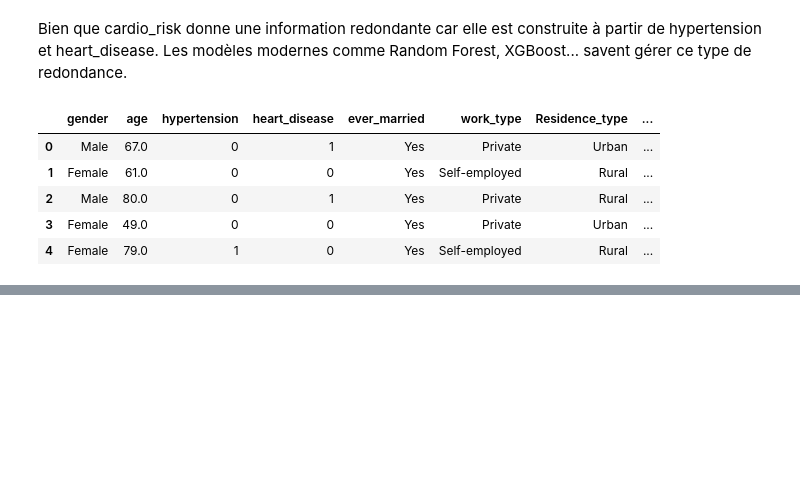
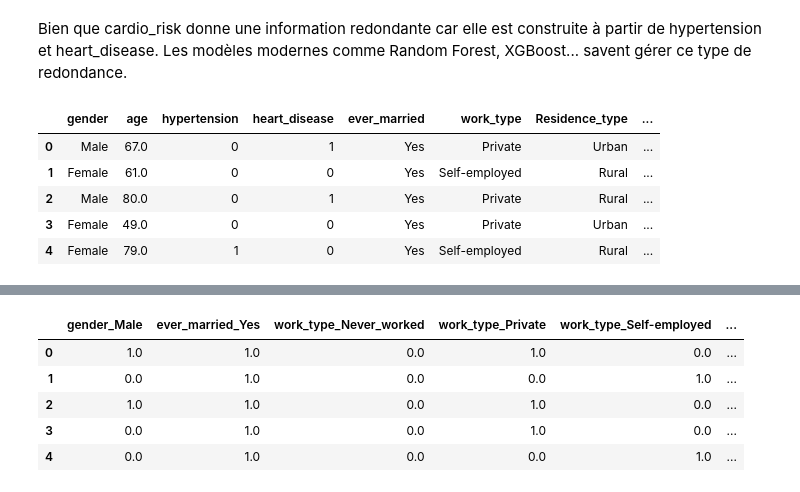
Before and after one commit to Audrey-Djomi/Pr-diction-du-risque-d-AVC-par-Machine-Learning, a Jupyter notebook: notebooks/03_feature_engineering.ipynb, the cells around one changed output, grey strips where cells are left out. Drawn from its saved outputs; the diff is of its cells as text; code cells hidden in the pictures; blank space fills up the shorter version.

Commit message:
encodage des var cat et fusion avec var num pour X_features complet de notre feature_engineering

```diff
--- a/notebooks/03_feature_engineering.ipynb
+++ b/notebooks/03_feature_engineering.ipynb
@@ -157,0 +175,4 @@ df_features.head()
+# %%
+# nous allons séparer nos variables
+X = df_features.drop(columns= "stroke")
+y = df_features["stroke"]
@@ -157,0 +192,6 @@ df_features.head()
+# %%
+# Etant donné que Mutual selection ne fonctionne qu'avec les variables numériques, Alors nous encoderons uniquement les variables catégorielles
+
+cat_features = X.select_dtypes(include="str")
+
+num_features = X.select_dtypes(exclude="str")
@@ -157,0 +213,31 @@ df_features.head()
+# %%
+# encodons nos variables catégorielles
+# notre modèle
+encoder = OneHotEncoder(drop="first",
+                        sparse_output= False,
+                        handle_unknown="ignore"
+                            )
+# appliquons notre modèle sur nos variables cat
+encoded_array = encoder.fit_transform(cat_features)
+
+# Nous allons récupérer les noms des différentes colonnes résultants de l'encodage
+
+encoded_columns = encoder.get_feature_names_out(cat_features.columns)
+
+# Donnons leur nom aux colonnes encoder et ressortons notre dataframe
+
+cat_encoded_df = pd.DataFrame(
+                    data= encoded_array,
+                    columns= encoded_columns,
+                    index= X.index
+                        )
+
+# vérifications
+cat_encoded_df.head()
+# %% [output]
+|  | gender_Male | ever_married_Yes | work_type_Never_worked | work_type_Private | work_type_Self-employed | ... |
+| 0 | 1.0 | 1.0 | 0.0 | 1.0 | 0.0 | ... |
+| 1 | 0.0 | 1.0 | 0.0 | 0.0 | 1.0 | ... |
+| 2 | 1.0 | 1.0 | 0.0 | 1.0 | 0.0 | ... |
+| 3 | 0.0 | 1.0 | 0.0 | 1.0 | 0.0 | ... |
+| 4 | 0.0 | 1.0 | 0.0 | 0.0 | 1.0 | ... |
```
Also changed, not shown: parts of 10 cells of this notebook.
